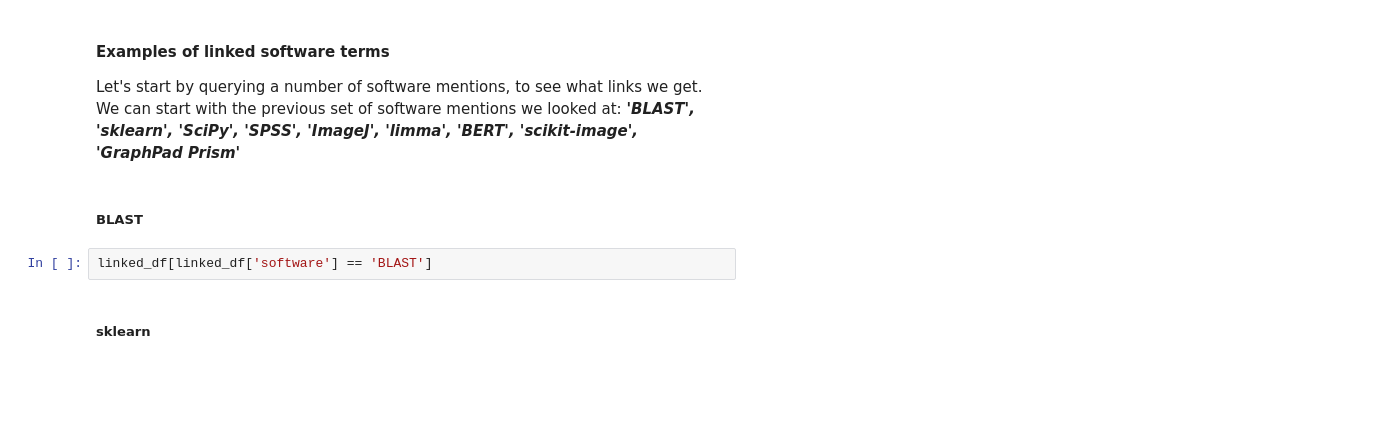
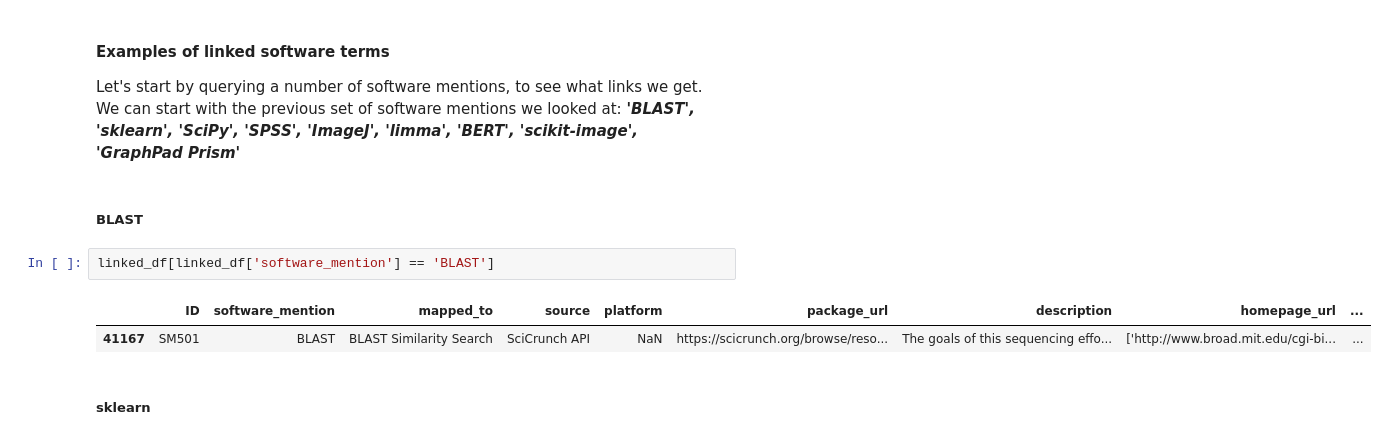
Before and after one commit to chanzuckerberg/software-mentions, a Jupyter notebook: sample_notebooks/Interacting with the dataset.ipynb, the cells around one changed output. Cells and saved outputs as stored; diff of their text form; blank space fills up the shorter version.

```diff
--- a/sample_notebooks/Interacting with the dataset.ipynb
+++ b/sample_notebooks/Interacting with the dataset.ipynb
@@ -548,7 +755,10 @@ Let's start by querying a number of software mentions, to see what links we get.
 # %% [markdown]
 ##### BLAST
 # %%
-linked_df[linked_df['software'] == 'BLAST']
+linked_df[linked_df['software_mention'] == 'BLAST']
+# %% [output]
+|  | ID | software_mention | mapped_to | source | platform | package_url | description | homepage_url | ... |
+| 41167 | SM501 | BLAST | BLAST Similarity Search | SciCrunch API | NaN | https://scicrunch.org/browse/reso... | The goals of this sequencing effo... | ['http://www.broad.mit.edu/cgi-bi... | ... |
 # %% [markdown]
 ##### sklearn
 # %%
```
Also changed, not shown: parts of 57 cells of this notebook.
